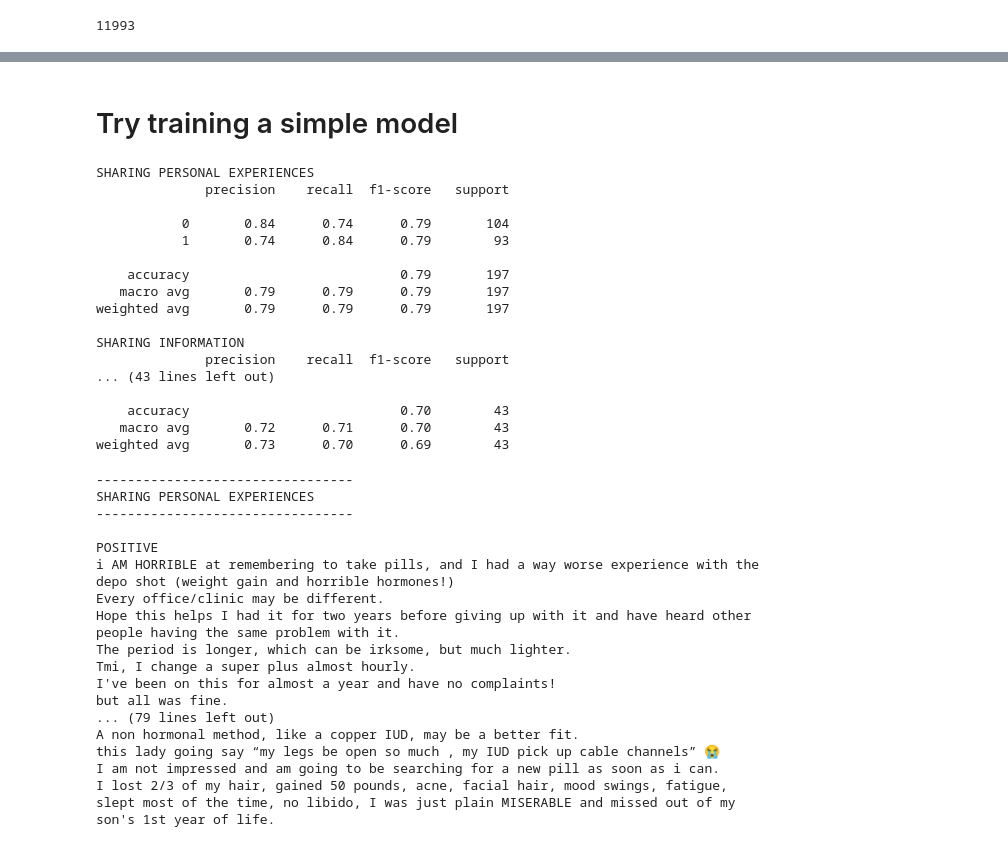
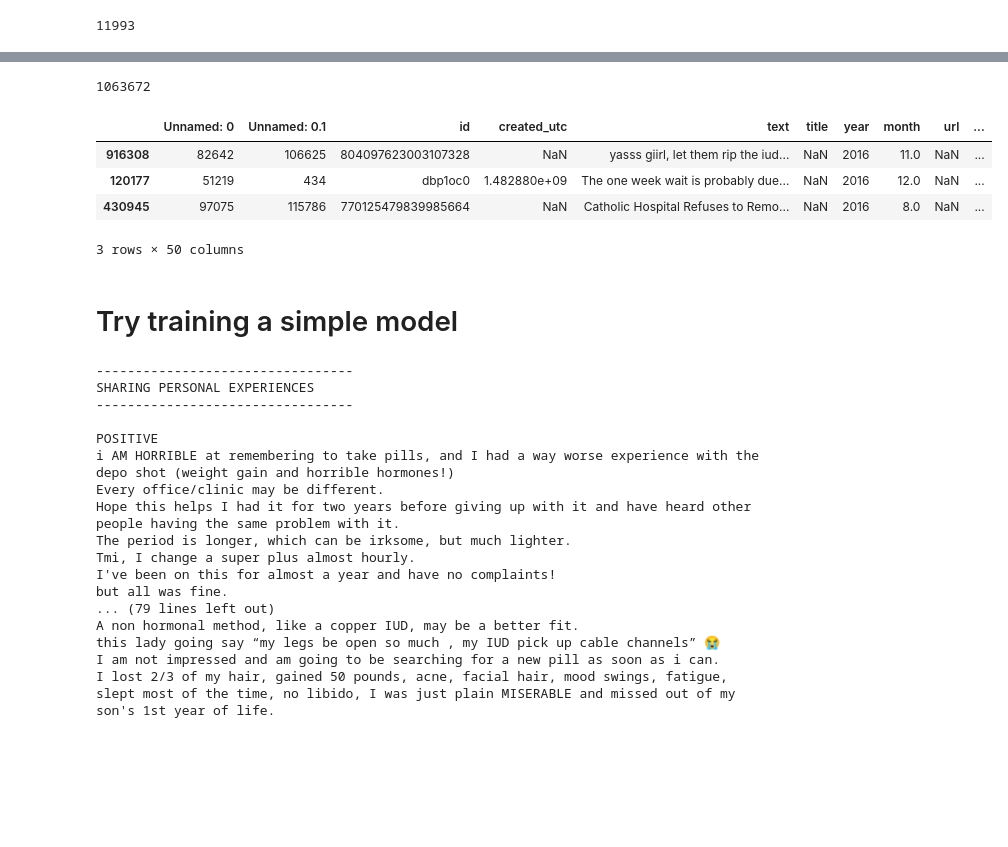
Before and after one commit to maria-antoniak/birth-control-maria, a Jupyter notebook: labeling-discourse/2_train_classifier.ipynb, the cells around one changed output, grey strips where cells are left out. Saved outputs shown, nothing was run; the diff lists cells and outputs as text; code cells hidden in the pictures; blank space fills up the shorter version.

```diff
--- a/labeling-discourse/2_train_classifier.ipynb
+++ b/labeling-discourse/2_train_classifier.ipynb
@@ -51,3 +51,16 @@ test_df.sample(3)
+# %%
+combined_df = pd.read_csv(data_directory_path + '/combined.csv')
+len(combined_df.index)
+# %% [output]
+1063672
+# %%
+combined_df.sample(3)
+# %% [output]
+|  | Unnamed: 0 | Unnamed: 0.1 | id | created_utc | text | title | year | month | url | ... |
+| 916308 | 82642 | 106625 | 804097623003107328 | NaN | yasss giirl, let them rip the iud... | NaN | 2016 | 11.0 | NaN | ... |
+| 120177 | 51219 | 434 | dbp1oc0 | 1.482880e+09 | The one week wait is probably due... | NaN | 2016 | 12.0 | NaN | ... |
+| 430945 | 97075 | 115786 | 770125479839985664 | NaN | Catholic Hospital Refuses to Remo... | NaN | 2016 | 8.0 | NaN | ... |
+3 rows × 50 columns
 # %% [markdown]
 # Try training a simple model
 # %%
@@ -65,15 +80,21 @@ for _target_label in label_df['Label'].unique():
 
     _binarized_df = _binarized_df.groupby('Label').sample(n=len(_binarized_df[_binarized_df['Label'] == 1]), random_state=1)
 
-    if len(_binarized_df.index) > 50:
+    if len(_binarized_df.index) > 30:
 
         _train_df, _test_df = train_test_split(_binarized_df, test_size=0.33, random_state=42)
 
         _train_texts = _train_df['Text']
         _test_texts = _test_df['Text']
 
-        _train_texts = [' '.join([w.text.lower() for w in nlp(t)]) for t in _train_texts ]
-        _test_texts = [' '.join([w.text.lower() for w in nlp(t)]) for t in _test_texts ]
+        _train_sources = _train_df['Source'].tolist()
+        _test_sources = _test_df['Source'].tolist()
+
+        # _train_texts = [_train_sources[i] + ' ' + ' '.join([w.text.lower() for w in nlp(t)]) for i, t in enumerate(_train_texts)]
+        # _test_texts = [_train_sources[i] + ' ' + ' '.join([w.text.lower() for w in nlp(t)]) for i, t in enumerate(_test_texts)]
+
+        _train_texts = [' '.join([w.text.lower() for w in nlp(t)]) for i, t in enumerate(_train_texts)]
+        _test_texts = [' '.join([w.text.lower() for w in nlp(t)]) for i, t in enumerate(_test_texts)]
 
         _train_labels = _train_df['Label']
         _test_labels = _test_df['Label']
@@ -82,29 +103,18 @@ for _target_label in label_df['Label'].unique():
         _X_train = _vectorizer.fit_transform(_train_texts)
         _X_test = _vectorizer.transform(_test_texts)
 
-        _model = LogisticRegression(C=10).fit(_X_train, _train_labels)
+        _model = LogisticRegression(C=1).fit(_X_train, _train_labels)
         _predictions = _model.predict(_X_test)
 
         print(_target_label)
         print(classification_report(_test_labels, _predictions))
+
+        if f1_score(_test_labels, _predictions) >= 0.65:
+
+            _test_texts = [' '.join([w.text.lower() for w in nlp(r['text'])]) for i, r in combined_df.iterrows()]
+            _X_test = _vectorizer.transform(_test_texts)
+            _predictions = _model.predict(_X_test)
+            combined_df[_target_label] = _predictions
-# %% [output]
-SHARING PERSONAL EXPERIENCES
-              precision    recall  f1-score   support
-
-           0       0.84      0.74      0.79       104
-           1       0.74      0.84      0.79        93
-
-    accuracy                           0.79       197
-   macro avg       0.79      0.79      0.79       197
-weighted avg       0.79      0.79      0.79       197
-
-SHARING INFORMATION
-              precision    recall  f1-score   support
-... (43 lines left out)
-
-    accuracy                           0.70        43
-   macro avg       0.72      0.71      0.70        43
-weighted avg       0.73      0.70      0.69        43
 # %%
 # def process_string(text):
 #     text = re.sub('[0-9]+', 'NUM', text)
```
Also changed, not shown: parts of 3 cells of this notebook, 1 other file.
